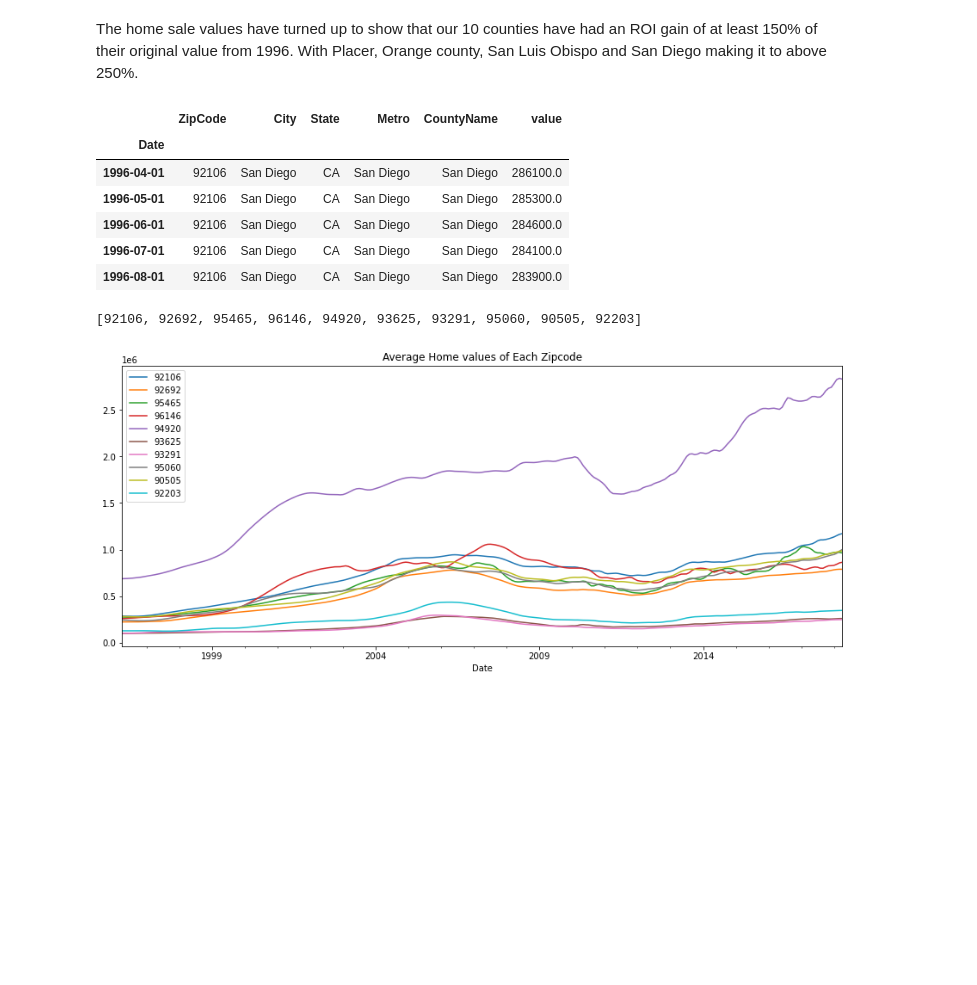
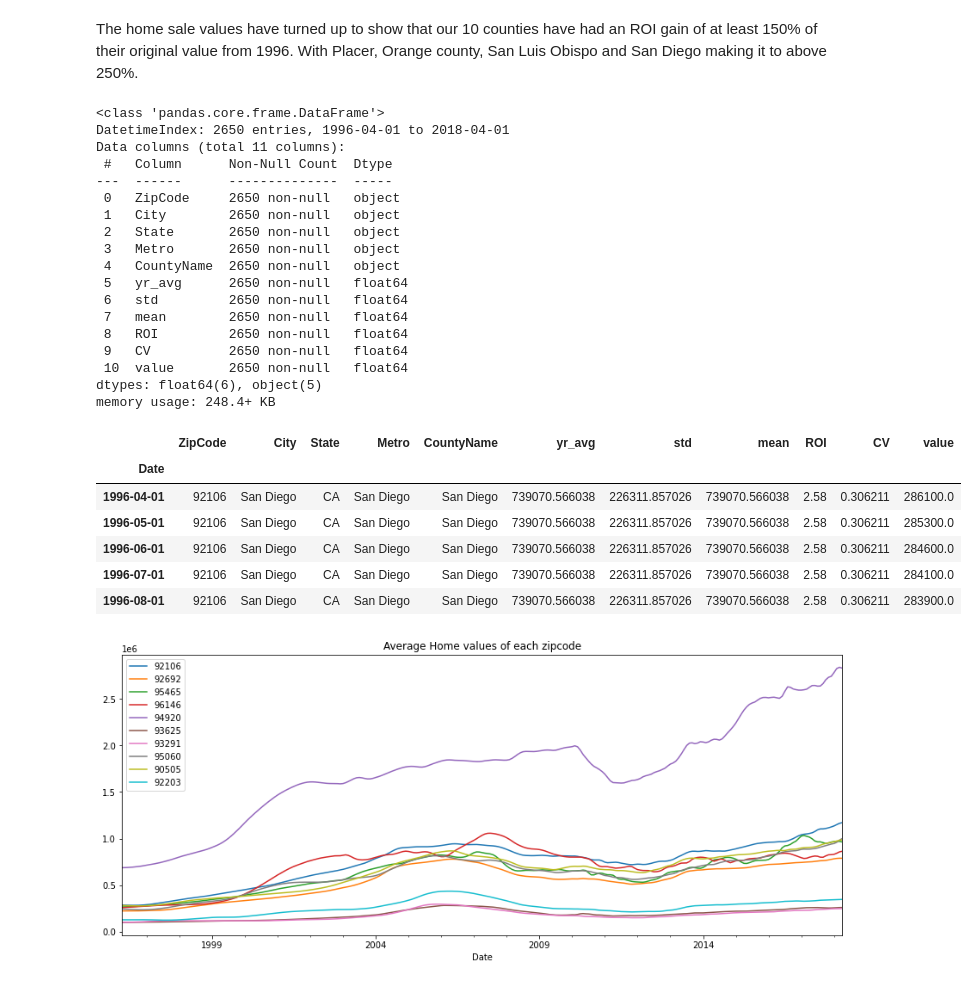
Before and after one commit to jennifernha/Zillow-Time-Series, a Jupyter notebook: Zillow Time Series Analysis.ipynb, the cells around one changed output. Drawn from its saved outputs; the diff is of its cells as text; code cells hidden in the pictures; blank space fills up the shorter version.

```diff
--- a/Zillow Time Series Analysis.ipynb
+++ b/Zillow Time Series Analysis.ipynb
@@ -119,7 +143,7 @@ Our client mainly wants to focus on CA. let's drop the rest.
 #Code from Project 4 Start Notebook
 def melt_data(df):
     melted = pd.melt(df,
-                     id_vars=['ZipCode', 'City', 'State', 'Metro', 'CountyName'],
+                     id_vars=['ZipCode', 'City', 'State', 'Metro', 'CountyName','yr_avg','std','mean','ROI', 'CV'],
                      var_name='Date')
     melted['Date'] = pd.to_datetime(melted['Date'], infer_datetime_format=True)
     melted = melted.dropna(subset=['value'])
@@ -425,42 +460,57 @@ plt.show()
 The home sale values have turned up to show that our 10 counties have had an ROI gain of at least 150% of their original value from 1996. With Placer, Orange county, San Luis Obispo and San Diego making it to above 250%.
 # %%
 #save data on each of the 10 zip codes
-zip_92106 = melted_df[melted_df.ZipCode == '92106']
-zip_92692 = melted_df[melted_df.ZipCode == '92692']
-zip_95465 = melted_df[melted_df.ZipCode == '95465']
-zip_96146 = melted_df[melted_df.ZipCode == '96146']
-zip_94920 = melted_df[melted_df.ZipCode == '94920']
-zip_93625 = melted_df[melted_df.ZipCode == '93625']
-zip_93291 = melted_df[melted_df.ZipCode == '93291']
-zip_95060 = melted_df[melted_df.ZipCode == '95060']
-zip_90505 = melted_df[melted_df.ZipCode == '90505']
-zip_92203 = melted_df[melted_df.ZipCode == '92203']
+zip_92106 = melted_df[melted_df['ZipCode']=='92106']
+zip_92692 = melted_df[melted_df['ZipCode']=='92692']
+zip_95465 = melted_df[melted_df['ZipCode']=='95465']
+zip_96146 = melted_df[melted_df['ZipCode']=='96146']
+zip_94920 = melted_df[melted_df['ZipCode']=='94920']
+zip_93625 = melted_df[melted_df['ZipCode']=='93625']
+zip_93291 = melted_df[melted_df['ZipCode']=='93291']
+zip_95060 = melted_df[melted_df['ZipCode']=='95060']
+zip_90505 = melted_df[melted_df['ZipCode']=='90505']
+zip_92203 = melted_df[melted_df['ZipCode']=='92203']
 # %%
 #Create a dataframe for the top10 zipcodes
 zip_df = pd.DataFrame()
 zip_df = zip_df.append(zip_92106)
 zip_df = zip_df.append(zip_92692)
 zip_df = zip_df.append(zip_95465)
 zip_df = zip_df.append(zip_96146)
 zip_df = zip_df.append(zip_94920)
 zip_df = zip_df.append(zip_93625)
 zip_df = zip_df.append(zip_93291)
 zip_df = zip_df.append(zip_95060)
 zip_df = zip_df.append(zip_90505)
 zip_df = zip_df.append(zip_92203)
+zip_df.info()
 zip_df.head()
 # %% [output]
+<class 'pandas.core.frame.DataFrame'>
+DatetimeIndex: 2650 entries, 1996-04-01 to 2018-04-01
+Data columns (total 11 columns):
+ #   Column      Non-Null Count  Dtype
+---  ------      --------------  -----
+ 0   ZipCode     2650 non-null   object
+ 1   City        2650 non-null   object
+ 2   State       2650 non-null   object
+ 3   Metro       2650 non-null   object
+ 4   CountyName  2650 non-null   object
+ 5   yr_avg      2650 non-null   float64
+ 6   std         2650 non-null   float64
+ 7   mean        2650 non-null   float64
+ 8   ROI         2650 non-null   float64
+ 9   CV          2650 non-null   float64
+ 10  value       2650 non-null   float64
+dtypes: float64(6), object(5)
+memory usage: 248.4+ KB
-|  | ZipCode | City | State | Metro | CountyName | value |
-| Date |  |  |  |  |  |  |
-| 1996-04-01 | 92106 | San Diego | CA | San Diego | San Diego | 286100.0 |
-| 1996-05-01 | 92106 | San Diego | CA | San Diego | San Diego | 285300.0 |
-| 1996-06-01 | 92106 | San Diego | CA | San Diego | San Diego | 284600.0 |
-| 1996-07-01 | 92106 | San Diego | CA | San Diego | San Diego | 284100.0 |
-| 1996-08-01 | 92106 | San Diego | CA | San Diego | San Diego | 283900.0 |
+|  | ZipCode | City | State | Metro | CountyName | yr_avg | std | mean | ROI | CV | value |
+| Date |  |  |  |  |  |  |  |  |  |  |  |
+| 1996-04-01 | 92106 | San Diego | CA | San Diego | San Diego | 739070.566038 | 226311.857026 | 739070.566038 | 2.58 | 0.306211 | 286100.0 |
+| 1996-05-01 | 92106 | San Diego | CA | San Diego | San Diego | 739070.566038 | 226311.857026 | 739070.566038 | 2.58 | 0.306211 | 285300.0 |
+| 1996-06-01 | 92106 | San Diego | CA | San Diego | San Diego | 739070.566038 | 226311.857026 | 739070.566038 | 2.58 | 0.306211 | 284600.0 |
+| 1996-07-01 | 92106 | San Diego | CA | San Diego | San Diego | 739070.566038 | 226311.857026 | 739070.566038 | 2.58 | 0.306211 | 284100.0 |
+| 1996-08-01 | 92106 | San Diego | CA | San Diego | San Diego | 739070.566038 | 226311.857026 | 739070.566038 | 2.58 | 0.306211 | 283900.0 |
-# %%
-ziplist
-# %% [output]
-[92106, 92692, 95465, 96146, 94920, 93625, 93291, 95060, 90505, 92203]
 # %%
 zip_ts = []
 for zc in zip_df.ZipCode.unique():
```
Also changed, not shown: parts of 26 cells of this notebook.
